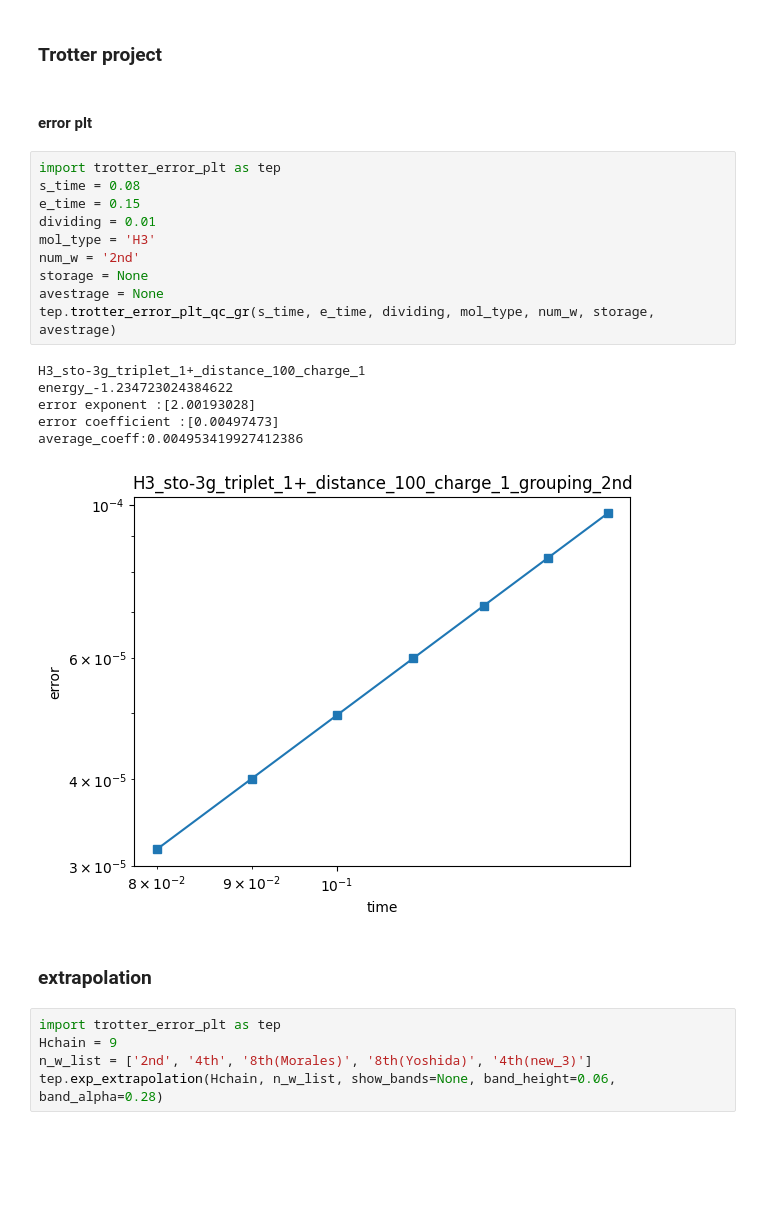
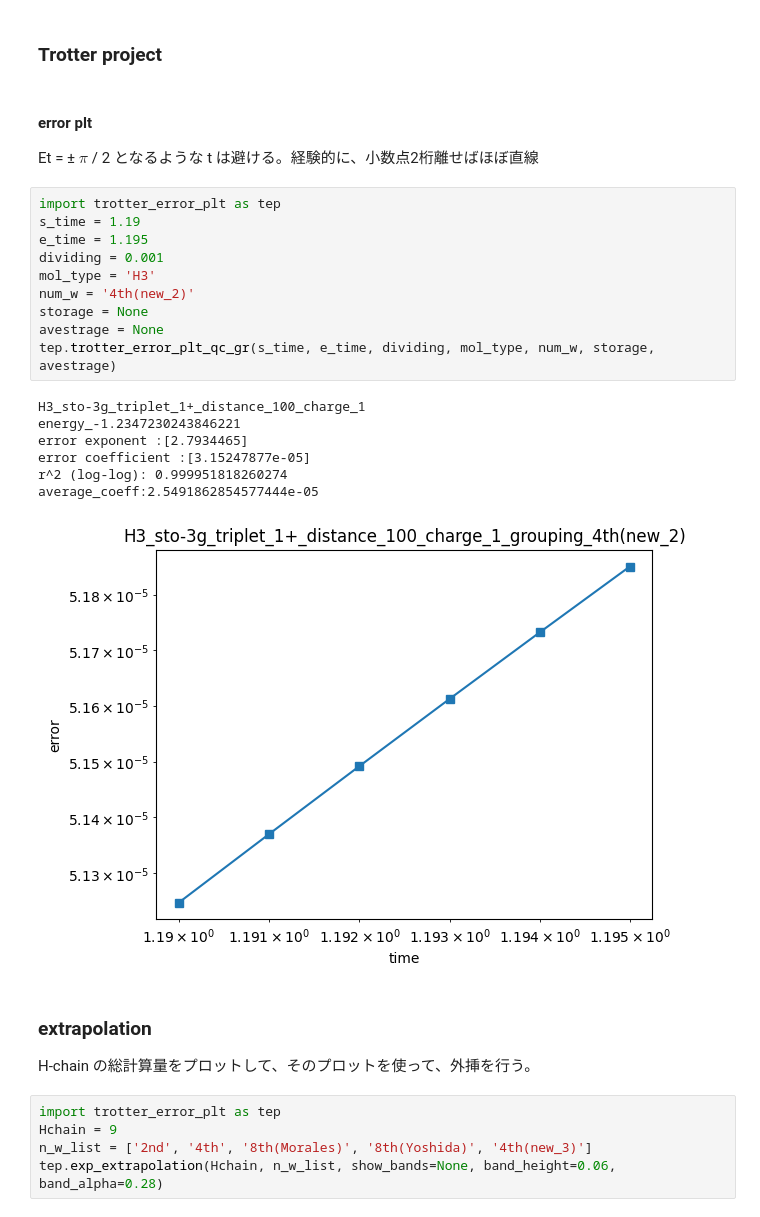
Before and after one commit to HIROMU1015/Evaluation_numGate_highorder_DF, a Jupyter notebook: abe_trotter_project.ipynb, the cells around one changed output. Cells and saved outputs as stored; diff of their text form; blank space fills up the shorter version.

Commit message:
error plot の r^2 追加

```diff
--- a/abe_trotter_project.ipynb
+++ b/abe_trotter_project.ipynb
@@ -2,25 +2,28 @@
 ### Trotter project
 # %% [markdown]
 #### error plt
+Et = ± $\pi$ / 2 となるような t は避ける。経験的に、小数点2桁離せばほぼ直線
 # %%
 import trotter_error_plt as tep
-s_time = 0.08
-e_time = 0.15
-dividing = 0.01
+s_time = 1.19
+e_time = 1.195
+dividing = 0.001
 mol_type = 'H3'
-num_w = '2nd'
+num_w = '4th(new_2)'
 storage = None
 avestrage = None
 tep.trotter_error_plt_qc_gr(s_time, e_time, dividing, mol_type, num_w, storage, avestrage)
 # %% [output]
 H3_sto-3g_triplet_1+_distance_100_charge_1
-energy_-1.234723024384622
-error exponent :[2.00193028]
-error coefficient :[0.00497473]
-average_coeff:0.004953419927412386
+energy_-1.2347230243846221
+error exponent :[2.7934465]
+error coefficient :[3.15247877e-05]
+r^2 (log-log): 0.999951818260274
+average_coeff:2.5491862854577444e-05
-[figure, old version]
+[figure, new version]
 # %% [markdown]
 ### extrapolation
+H-chain の総計算量をプロットして、そのプロットを使って、外挿を行う。
 # %%
 import trotter_error_plt as tep
 Hchain = 9
```
Also changed, not shown: parts of 4 cells of this notebook, 1 other file.
